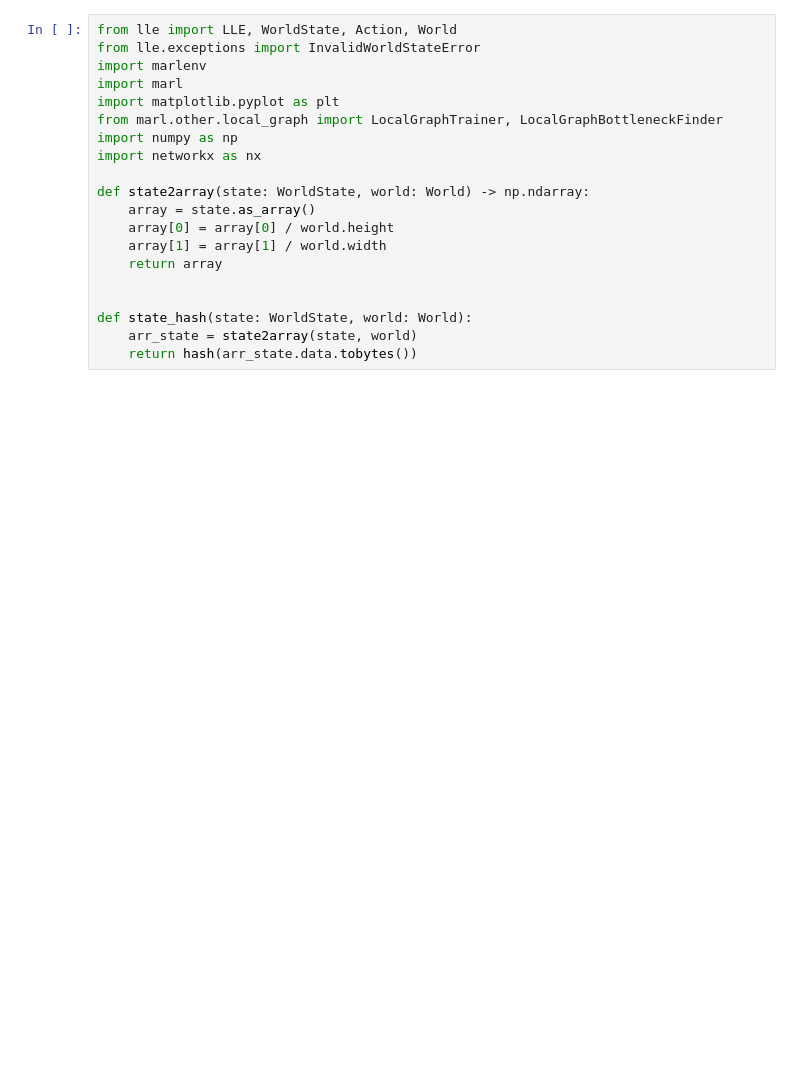
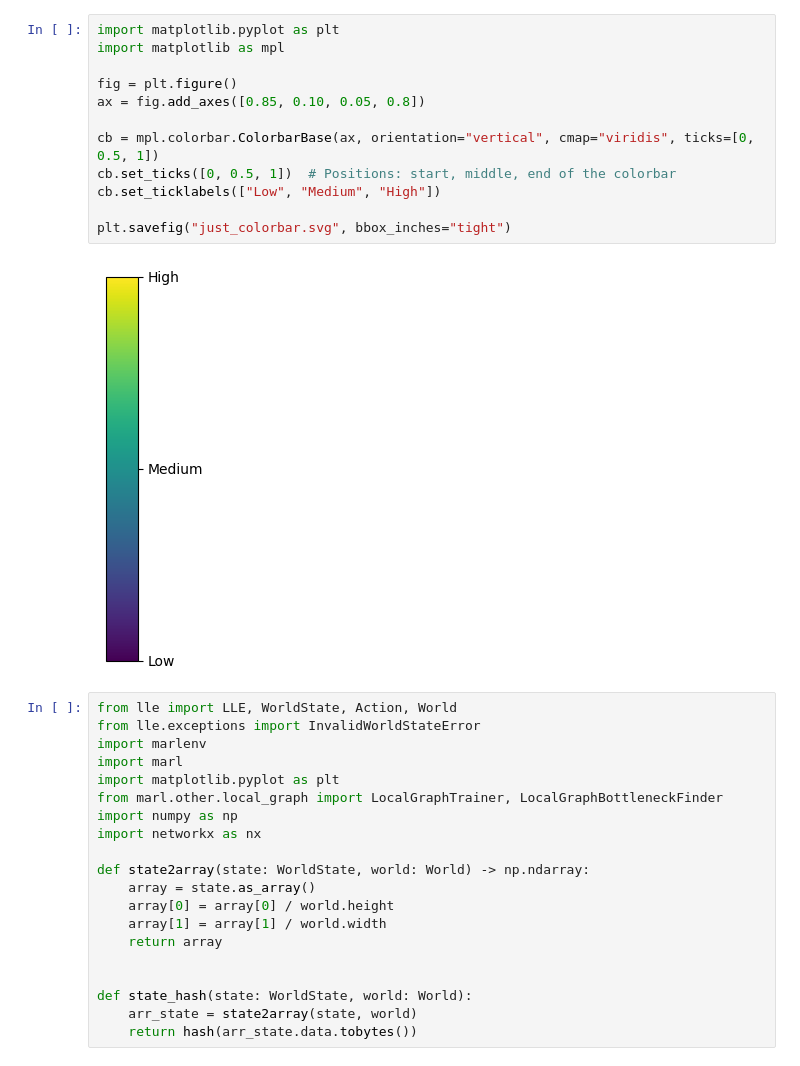
Before and after one commit to yamoling/marl, a Jupyter notebook: local-graph.ipynb, the cells around one changed output. Drawn from its saved outputs; the diff is of its cells as text; blank space fills up the shorter version.

```diff
--- a/local-graph.ipynb
+++ b/local-graph.ipynb
@@ -1,3 +35,17 @@
+# %%
+import matplotlib.pyplot as plt
+import matplotlib as mpl
+
+fig = plt.figure()
+ax = fig.add_axes([0.85, 0.10, 0.05, 0.8])
+
+cb = mpl.colorbar.ColorbarBase(ax, orientation="vertical", cmap="viridis", ticks=[0, 0.5, 1])
+cb.set_ticks([0, 0.5, 1])  # Positions: start, middle, end of the colorbar
+cb.set_ticklabels(["Low", "Medium", "High"])
+
+plt.savefig("just_colorbar.svg", bbox_inches="tight")
+# %% [output]
+[figure, added]
 # %%
 from lle import LLE, WorldState, Action, World
 from lle.exceptions import InvalidWorldStateError
```
Also changed, not shown: parts of 1 cell of this notebook, 11 other files.
